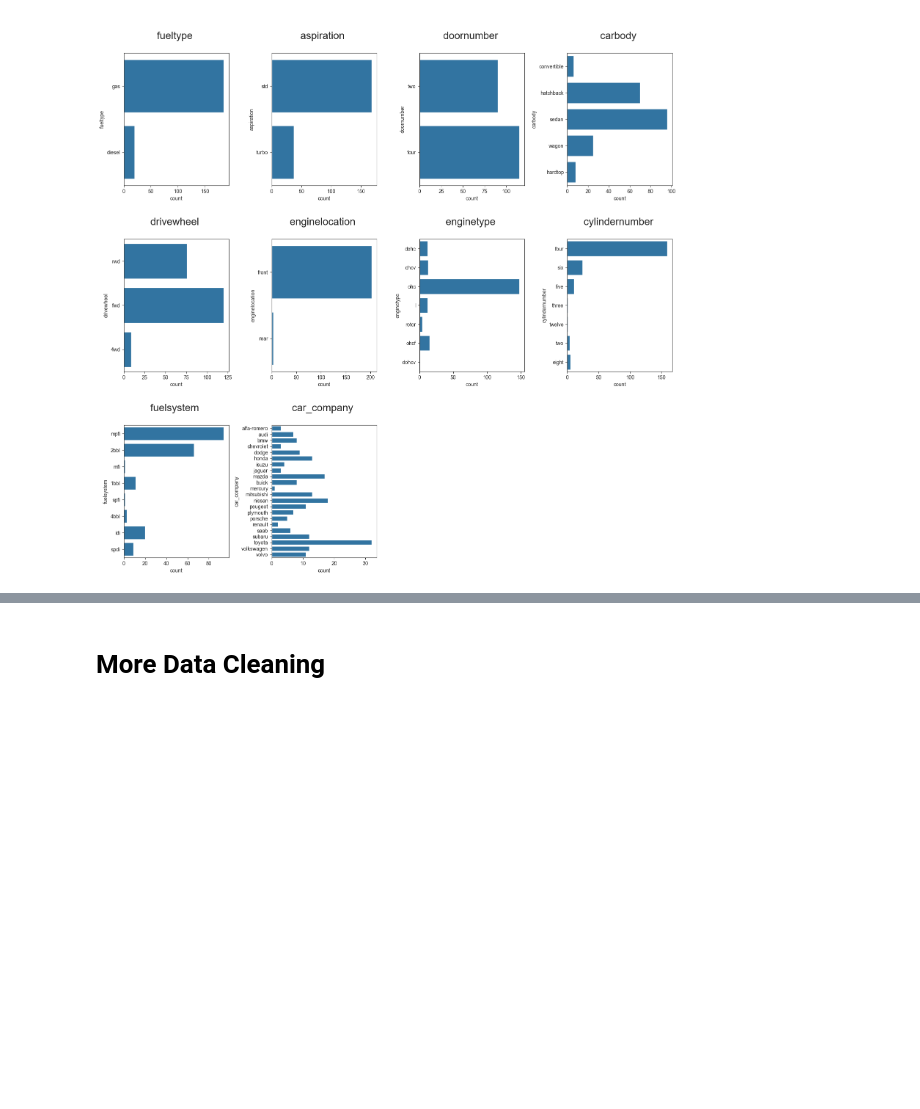
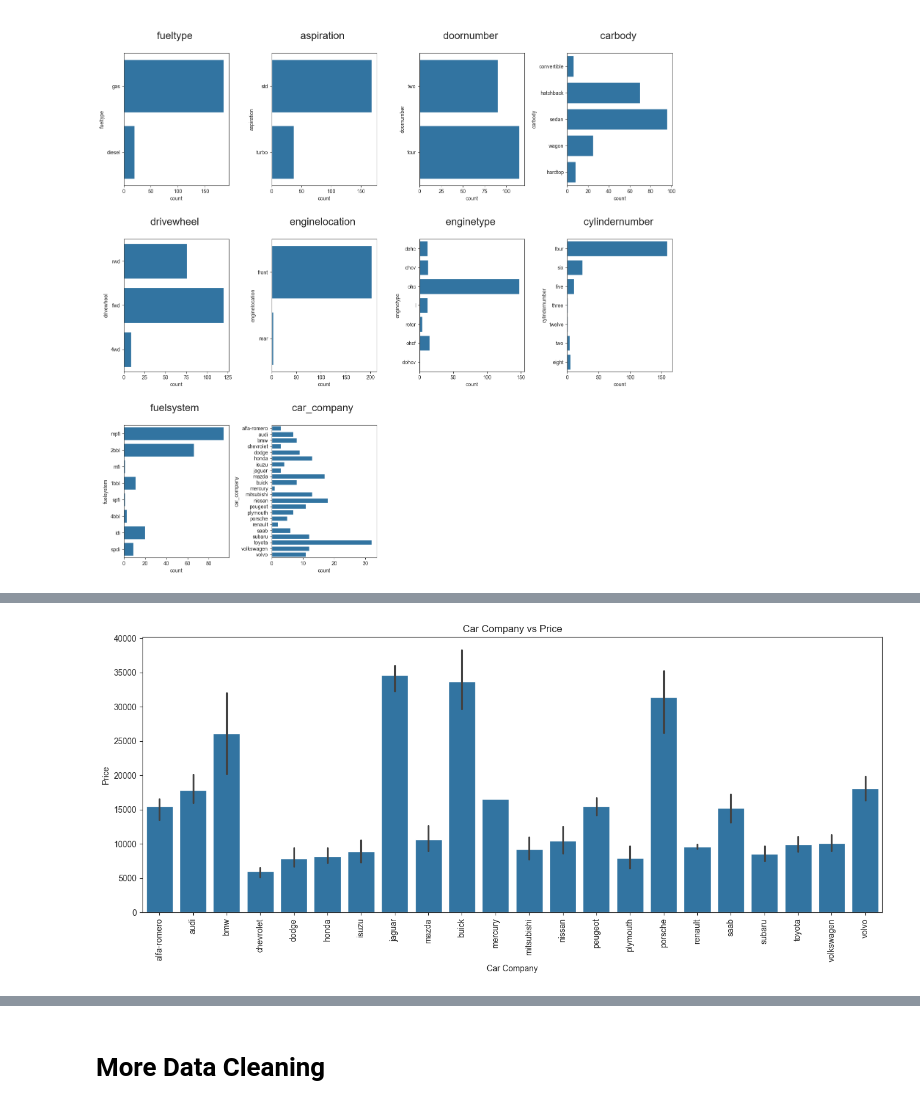
Before and after one commit to sukrutimallesh/Car-price-prediction-model, a Jupyter notebook: car_prediction_model/data_cleaning.ipynb, the cells around one changed output, grey strips where cells are left out. Saved outputs shown, nothing was run; the diff lists cells and outputs as text; code cells hidden in the pictures; blank space fills up the shorter version.

```diff
--- a/car_prediction_model/data_cleaning.ipynb
+++ b/car_prediction_model/data_cleaning.ipynb
@@ -420,0 +472,11 @@ plt.show()
+# %%
+# Plotting the car company vs price
+plt.figure(figsize=(16, 6))
+sns.barplot(x='car_company', y='price', data=car_data)
+plt.xticks(rotation=90)
+plt.xlabel('Car Company')
+plt.ylabel('Price')
+plt.title('Car Company vs Price')
+plt.show()
+# %% [output]
+[figure, added]
```
Also changed, not shown: parts of 18 cells of this notebook.
